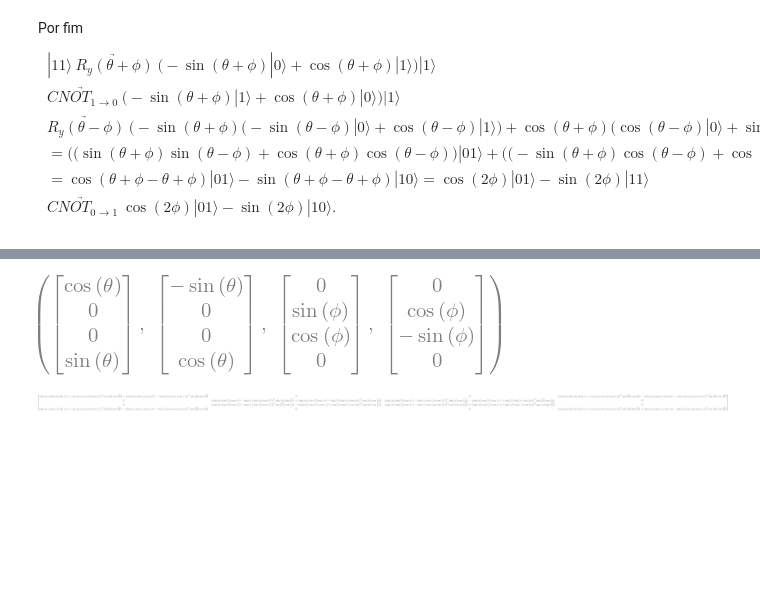
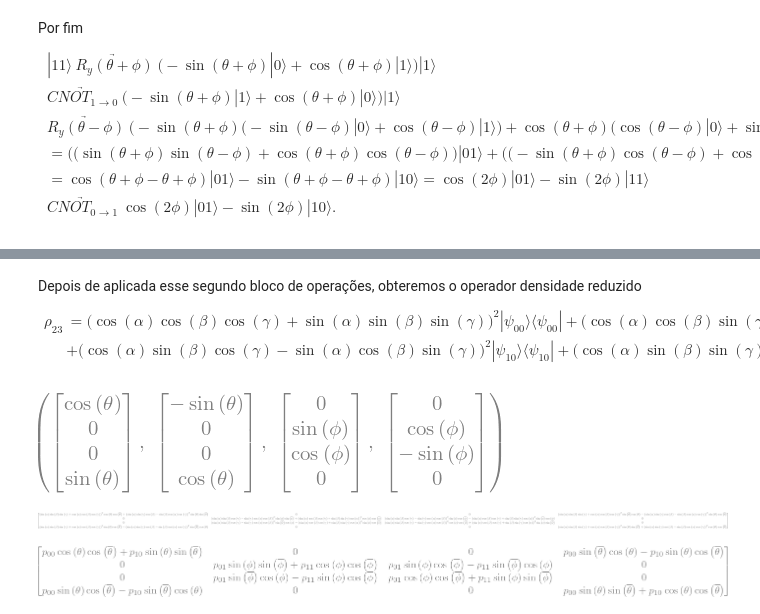
Before and after one commit to abbarreto/qiskit, a Jupyter notebook: 06_purificacao_de_estados.ipynb, the cells around one changed output, grey strips where cells are left out. Saved outputs shown, nothing was run; the diff lists cells and outputs as text; code cells hidden in the pictures; blank space fills up the shorter version.

```diff
--- a/06_purificacao_de_estados.ipynb
+++ b/06_purificacao_de_estados.ipynb
@@ -301,14 +307,26 @@ Depois de aplicada esse segundo bloco de operações, obteremos o operador densi
-# %%
-th,ph = symbols('theta phi', Real = True, Positive = True)
-psi00 = cos(th)*tp(cb(2,0),cb(2,0)) + sin(th)*tp(cb(2,1),cb(2,1))
-psi10 = -sin(th)*tp(cb(2,0),cb(2,0)) + cos(th)*tp(cb(2,1),cb(2,1))
-psi01 = sin(ph)*tp(cb(2,0),cb(2,1)) + cos(ph)*tp(cb(2,1),cb(2,0))
-psi11 = cos(ph)*tp(cb(2,0),cb(2,1)) - sin(ph)*tp(cb(2,1),cb(2,0))
-psi00, psi10, psi01, psi11
-# %% [output]
-[figure, removed]
-# %%
-rho23 = p00*proj(psi00) + p01*proj(psi01) + p10*proj(psi10) + p11*proj(psi11);
-simplify(rho23)
-# %% [output]
-[figure, removed]
+# %% [markdown]
+Depois de aplicada esse segundo bloco de operações, obteremos o operador densidade reduzido
+\begin{align}
+\rho_{23} & = \big(\cos(\alpha)\cos(\beta)\cos(\gamma)+\sin(\alpha)\sin(\beta)\sin(\gamma)\big)^{2}|\psi_{00}\rangle\langle \psi_{00}| + \big(\cos(\alpha)\cos(\beta)\sin(\gamma)-\sin(\alpha)\sin(\beta)\cos(\gamma)\big)^{2}|\psi_{01}\rangle\langle \psi_{01}| \\
+& + \big(\cos(\alpha)\sin(\beta)\cos(\gamma)-\sin(\alpha)\cos(\beta)\sin(\gamma)\big)^{2}|\psi_{10}\rangle\langle \psi_{10}| + \big(\cos(\alpha)\sin(\beta)\sin(\gamma)+\sin(\alpha)\cos(\beta)\cos(\gamma)\big)^{2}|\psi_{11}\rangle\langle \psi_{11}|.
+\end{align}
+# %%
+th,ph = symbols('theta phi', Real = True, Positive = True)
+psi00 = cos(th)*tp(cb(2,0),cb(2,0)) + sin(th)*tp(cb(2,1),cb(2,1))
+psi10 = -sin(th)*tp(cb(2,0),cb(2,0)) + cos(th)*tp(cb(2,1),cb(2,1))
+psi01 = sin(ph)*tp(cb(2,0),cb(2,1)) + cos(ph)*tp(cb(2,1),cb(2,0))
+psi11 = cos(ph)*tp(cb(2,0),cb(2,1)) - sin(ph)*tp(cb(2,1),cb(2,0))
+psi00, psi10, psi01, psi11
+# %% [output]
+[figure, added]
+# %%
+rho23 = p00*proj(psi00) + p01*proj(psi01) + p10*proj(psi10) + p11*proj(psi11);
+simplify(rho23)
+# %% [output]
+[figure, added]
+# %%
+p00,p01,p10,p11 = symbols('p_{00},p_{01},p_{10},p_{11}')
+rho23 = p00*proj(psi00) + p01*proj(psi01) + p10*proj(psi10) + p11*proj(psi11);
+rho23
+# %% [output]
+[figure, added]
```
Also changed, not shown: parts of 23 cells of this notebook, 3 other files.
